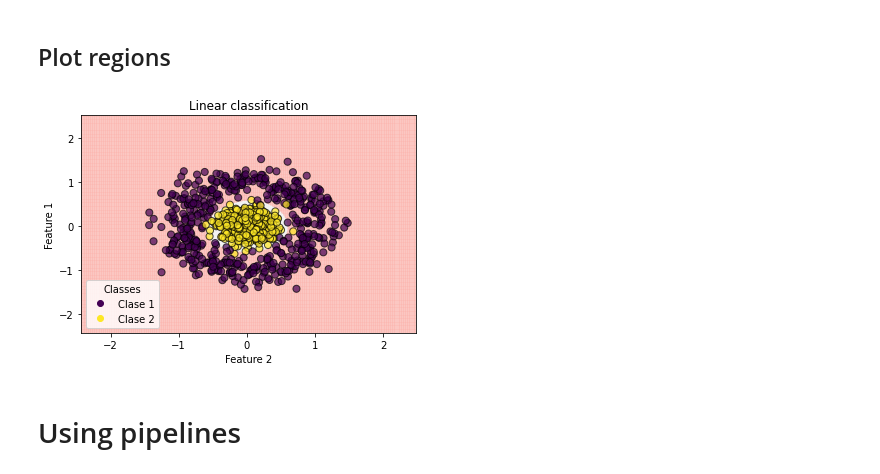
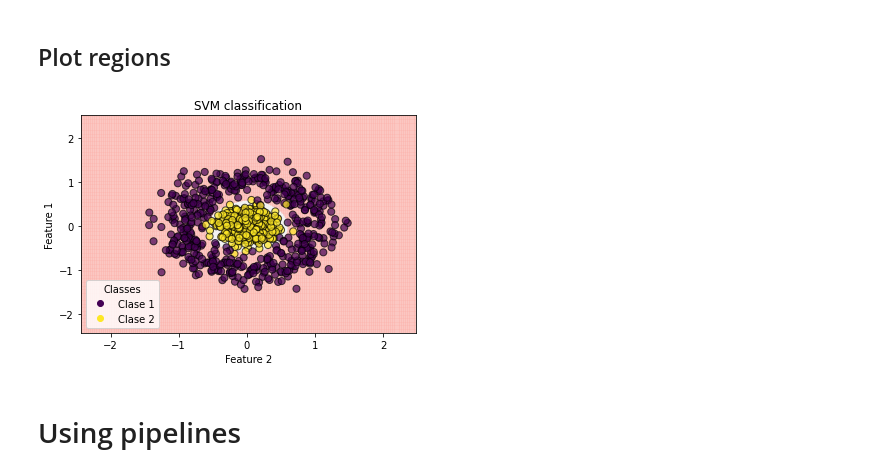
Before and after one commit to javicebri/DataAnalysis-DataScience, a Jupyter notebook: My_tools/Classification/Classification_tools.ipynb, the cells around one changed output. Cells and saved outputs as stored; diff of their text form; code cells hidden in the pictures.

```diff
--- a/My_tools/Classification/Classification_tools.ipynb
+++ b/My_tools/Classification/Classification_tools.ipynb
@@ -379,34 +379,34 @@ With a radial function the best kernel is radial rbf
 # %%
 # Plot the decision boundary by assigning a color in the color map
 # to each mesh point.
 
 mesh_step_size = .01  # step size in the mesh
 plot_symbol_size = 50
 
 x_min, x_max = X[:, 0].min() - 1, X[:, 0].max() + 1
 y_min, y_max = X[:, 1].min() - 1, X[:, 1].max() + 1
 xx, yy = np.meshgrid(np.arange(x_min, x_max, mesh_step_size),
                      np.arange(y_min, y_max, mesh_step_size))
 Z = clf.predict(np.c_[xx.ravel(), yy.ravel()])
 # Put the result into a color plot
 Z = Z.reshape(xx.shape)
 plt.figure()
 plt.pcolormesh(xx, yy, Z, cmap='Pastel1',alpha=0.2,shading='auto')
 # Plot training points
 plt.scatter(X[:, 0], X[:, 1], s=plot_symbol_size, c=y, cmap=None, edgecolor = 'black',alpha=0.7)
 plt.xlim(xx.min(), xx.max())
 plt.ylim(yy.min(), yy.max())
 
 legengElements = (scatter.legend_elements()[0],['Clase 1','Clase 2'])
 plt.legend(*legengElements, loc="lower left", title="Classes")
 
 plt.xlabel('Feature 2')
 plt.ylabel('Feature 1')
-plt.title('Linear classification')
+plt.title('SVM classification')
 plt.show()
 # plot(X_train, y_train, 5, 'uniform')
 # %% [output]
-[figure, old version]
+[figure, new version]
 # %% [markdown]
 # Using pipelines
 # %% [markdown]
```
Also changed, not shown: parts of 18 cells of this notebook.
